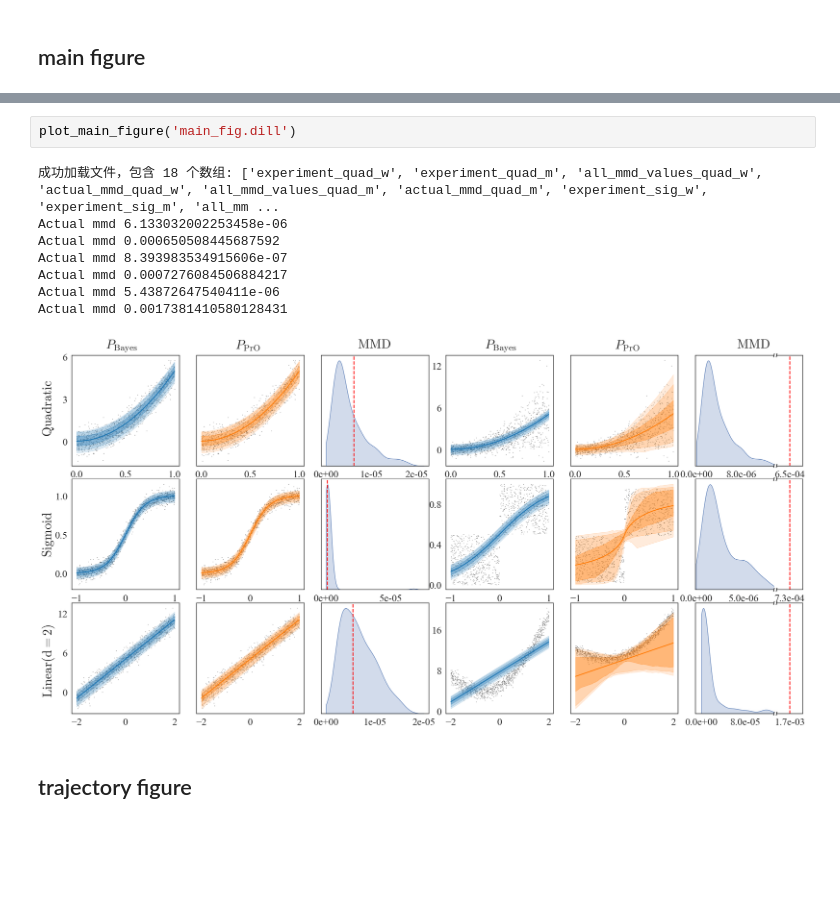
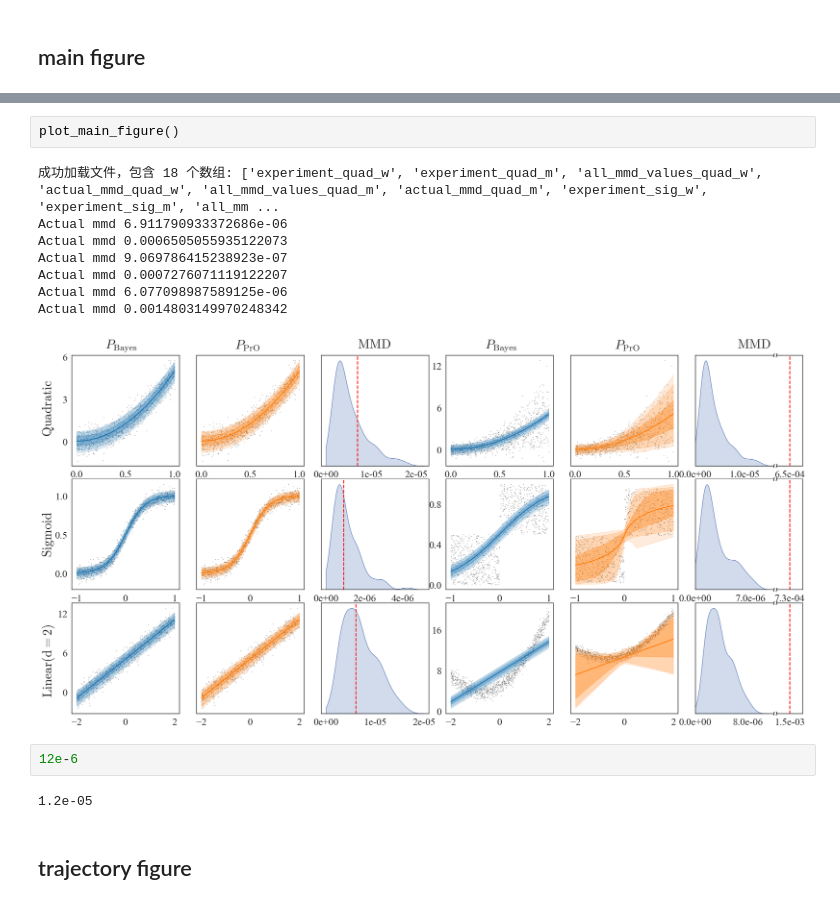
Before and after one commit to liuqingyang27/Detecting-Model-Misspecification-via-VGD, a Jupyter notebook: main fig.ipynb, the cells around one changed output, grey strips where cells are left out. Saved outputs shown, nothing was run; the diff lists cells and outputs as text; blank space fills up the shorter version.

```diff
--- a/main fig.ipynb
+++ b/main fig.ipynb
@@ -301,14 +428,18 @@ dict_keys(['experiment_quad_w', 'experiment_quad_m', 'all_mmd_values_quad_w', 'a
 # %%
-plot_main_figure('main_fig.dill')
+plot_main_figure()
 # %% [output]
 成功加载文件，包含 18 个数组: ['experiment_quad_w', 'experiment_quad_m', 'all_mmd_values_quad_w', 'actual_mmd_quad_w', 'all_mmd_values_quad_m', 'actual_mmd_quad_m', 'experiment_sig_w', 'experiment_sig_m', 'all_mm ...
-Actual mmd 6.133032002253458e-06
-Actual mmd 0.000650508445687592
-Actual mmd 8.393983534915606e-07
-Actual mmd 0.0007276084506884217
-Actual mmd 5.43872647540411e-06
-Actual mmd 0.0017381410580128431
+Actual mmd 6.911790933372686e-06
+Actual mmd 0.0006505055935122073
+Actual mmd 9.069786415238923e-07
+Actual mmd 0.0007276071119122207
+Actual mmd 6.077098987589125e-06
+Actual mmd 0.0014803149970248342
-[figure, old version]
+[figure, new version]
+# %%
+12e-6
+# %% [output]
+1.2e-05
 # %% [markdown]
 ## trajectory figure
 # %%
```
Also changed, not shown: parts of 8 cells of this notebook, 4 other files.
